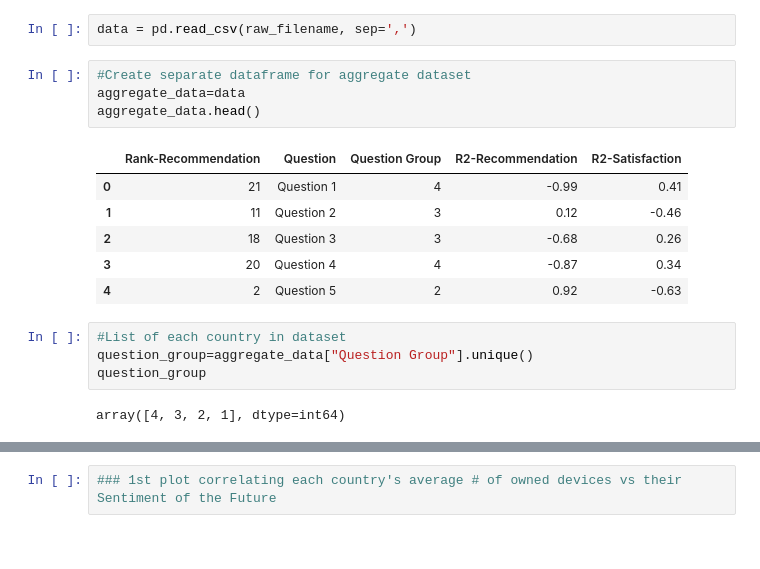
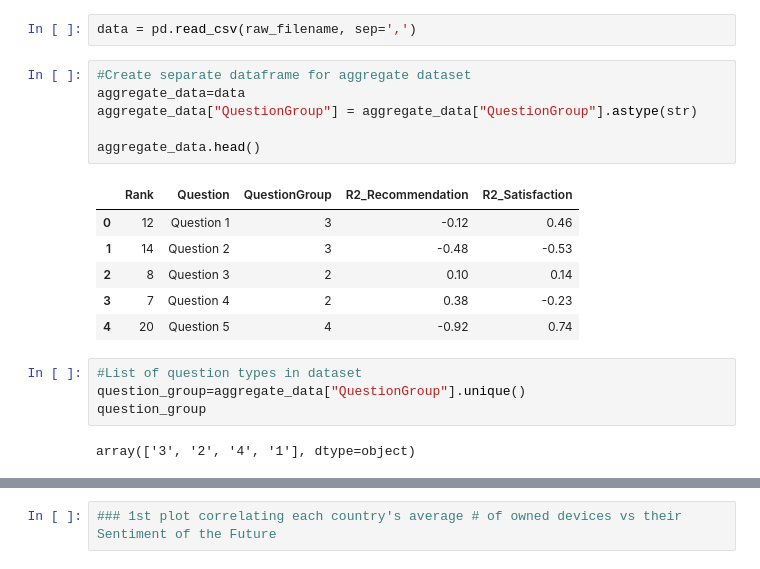
Before and after one commit to INFO-4602-5602/spring-2018-final-projects-bretbryan-wt, a Jupyter notebook: Jupyter Notebook/mozilla bokeh/JChin_NonProfit_Graphs.ipynb, the cells around one changed output, grey strips where cells are left out. Cells and saved outputs as stored; diff of their text form.

```diff
--- a/Jupyter Notebook/mozilla bokeh/JChin_NonProfit_Graphs.ipynb
+++ b/Jupyter Notebook/mozilla bokeh/JChin_NonProfit_Graphs.ipynb
@@ -10,17 +10,19 @@ data = pd.read_csv(raw_filename, sep=',')
 # %%
 #Create separate dataframe for aggregate dataset
 aggregate_data=data
+aggregate_data["QuestionGroup"] = aggregate_data["QuestionGroup"].astype(str)
+
 aggregate_data.head()
 # %% [output]
-|  | Rank-Recommendation | Question | Question Group | R2-Recommendation | R2-Satisfaction |
-| 0 | 21 | Question 1 | 4 | -0.99 | 0.41 |
-| 1 | 11 | Question 2 | 3 | 0.12 | -0.46 |
-| 2 | 18 | Question 3 | 3 | -0.68 | 0.26 |
-| 3 | 20 | Question 4 | 4 | -0.87 | 0.34 |
-| 4 | 2 | Question 5 | 2 | 0.92 | -0.63 |
+|  | Rank | Question | QuestionGroup | R2_Recommendation | R2_Satisfaction |
+| 0 | 12 | Question 1 | 3 | -0.12 | 0.46 |
+| 1 | 14 | Question 2 | 3 | -0.48 | -0.53 |
+| 2 | 8 | Question 3 | 2 | 0.10 | 0.14 |
+| 3 | 7 | Question 4 | 2 | 0.38 | -0.23 |
+| 4 | 20 | Question 5 | 4 | -0.92 | 0.74 |
 # %%
-#List of each country in dataset
-question_group=aggregate_data["Question Group"].unique()
+#List of question types in dataset
+question_group=aggregate_data["QuestionGroup"].unique()
 question_group
 # %% [output]
-array([4, 3, 2, 1], dtype=int64)
+array(['3', '2', '4', '1'], dtype=object)
```
Also changed, not shown: parts of 23 cells of this notebook, 11 other files.
